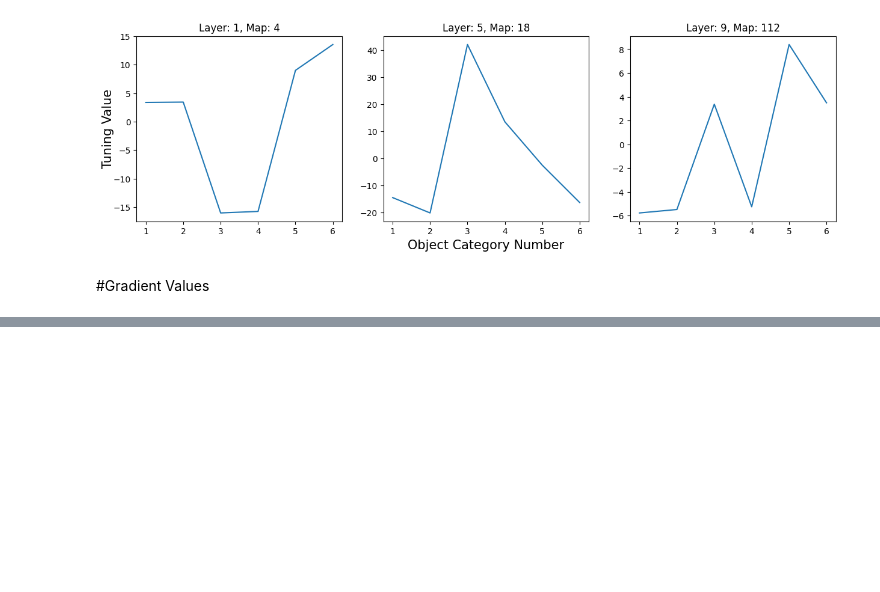
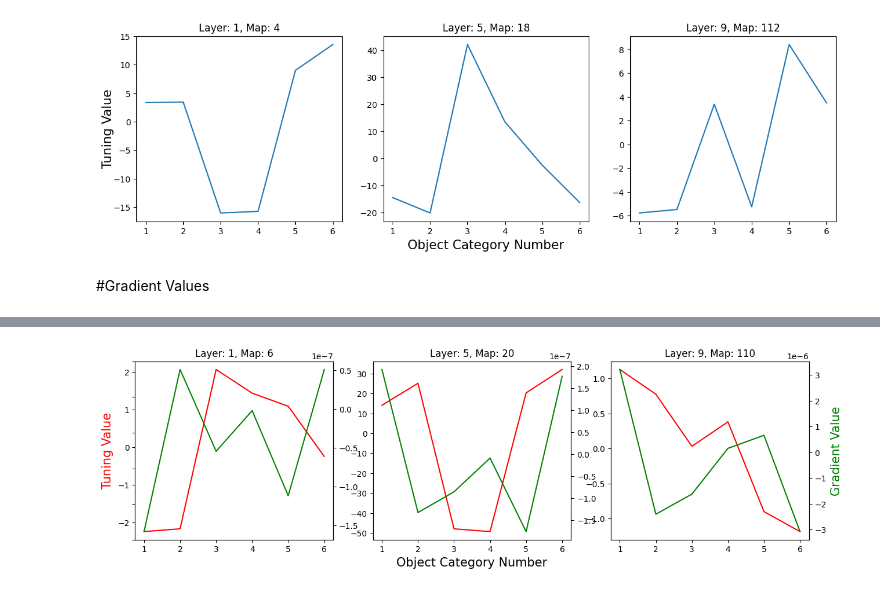
Before and after one commit to soukhind2/vgg16obj, a Jupyter notebook: colab_test.ipynb, the cells around one changed output, grey strips where cells are left out. Saved outputs shown, nothing was run; the diff lists cells and outputs as text; code cells hidden in the pictures; blank space fills up the shorter version.

```diff
--- a/colab_test.ipynb
+++ b/colab_test.ipynb
@@ -447,0 +400,53 @@ len(grads)
+# %%
+def plot_both_curves(data1,data2,layers,maps,figsize = (15,4)):
+  if len(layers) != len(maps):
+    raise ValueError('Sizes of layers and maps do not match')
+
+  plot_data1 = np.zeros((len(data1),len(layers)))
+  #Load data into plotting format
+  for i in range(len(data1)):
+    for iter in range(len(layers)):
+      plot_data1[i,iter] = data1[i][layers[iter]][maps[iter]]
+
+  plot_data2 = np.zeros((len(data1),len(layers)))
+  #Load data into plotting format
+  for i in range(len(data1)):
+    for iter in range(len(layers)):
+      plot_data2[i,iter] = data2[i][layers[iter]][maps[iter]]
+
+  plt.style.use('default')
+  fig = plt.figure(figsize = figsize)
+  ax = fig.add_subplot(111)    # The big subplot
+
+  # Turn off axis lines and ticks of the big subplot
+  ax.spines['top'].set_color('none')
+  ax.spines['bottom'].set_color('none')
+  ax.spines['left'].set_color('none')
+  ax.spines['right'].set_color('none')
+  ax.tick_params(labelcolor='w', top=False, bottom=False, left=False, right=False)
+  ax_2 = ax.twinx()
+  ax_2.set_ylabel('Gradient Value',size = 15,color = 'green')
+  ax_2.spines['top'].set_color('none')
+  ax_2.spines['bottom'].set_color('none')
+  ax_2.spines['left'].set_color('none')
+  ax_2.spines['right'].set_color('none')
+  ax_2.tick_params(labelcolor='w', top=False, bottom=False, left=False, right=False)
+
+  for p in range(len(layers)):
+    ax1 = fig.add_subplot(1,len(layers),p+1)
+    ax1.plot(plot_data1[:,p],'r')
+    ax1.set_title('Layer: ' + str(layers[p]) + ', Map: ' + str(maps[p]))
+    ax1.set_xticklabels(np.arange(0,7))
+
+    ax2 = ax1.twinx()
+    ax2.plot(plot_data2[:,p],'g')
+  ax.set_ylabel('Tuning Value',size = 15,color = 'red')
+  ax.set_xlabel('Object Category Number',size = 15)
+
+  return fig
+
+layers = [1,5,9]
+maps = [6,20,110]
+fig = plot_both_curves(fc,cat_grads,layers,maps)
+# %% [output]
+[figure, added]
```
Also changed, not shown: parts of 14 cells of this notebook.
